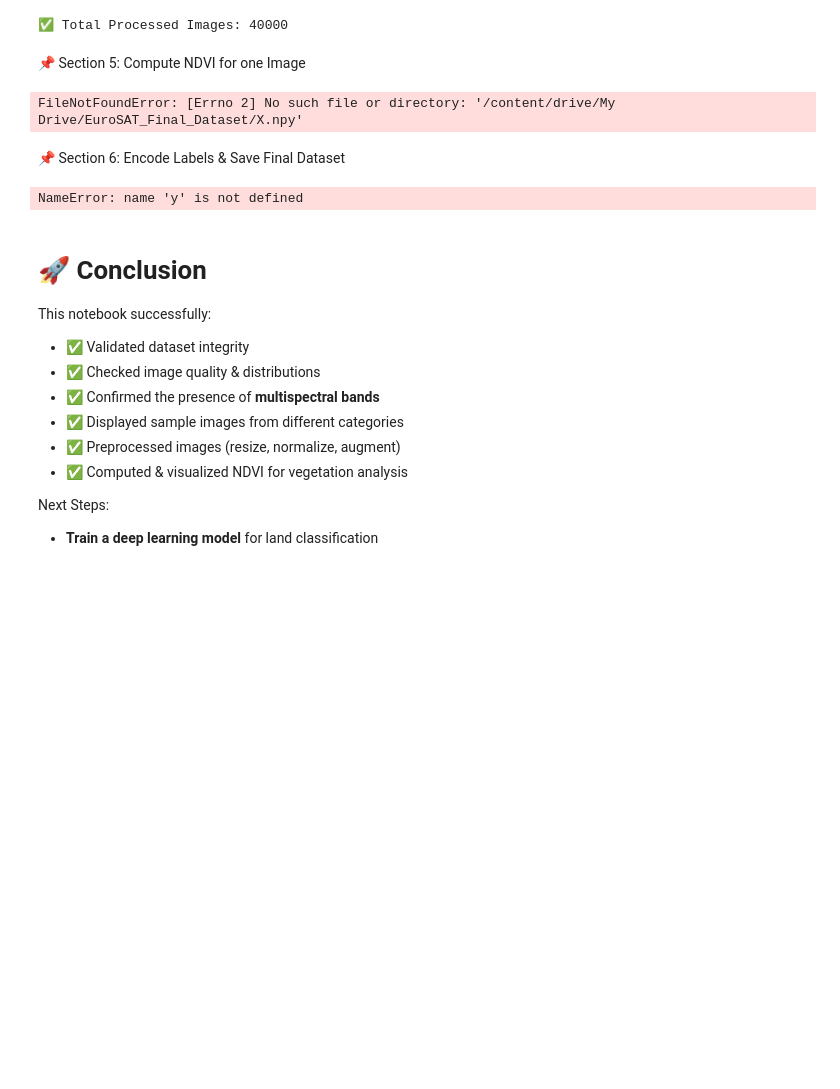
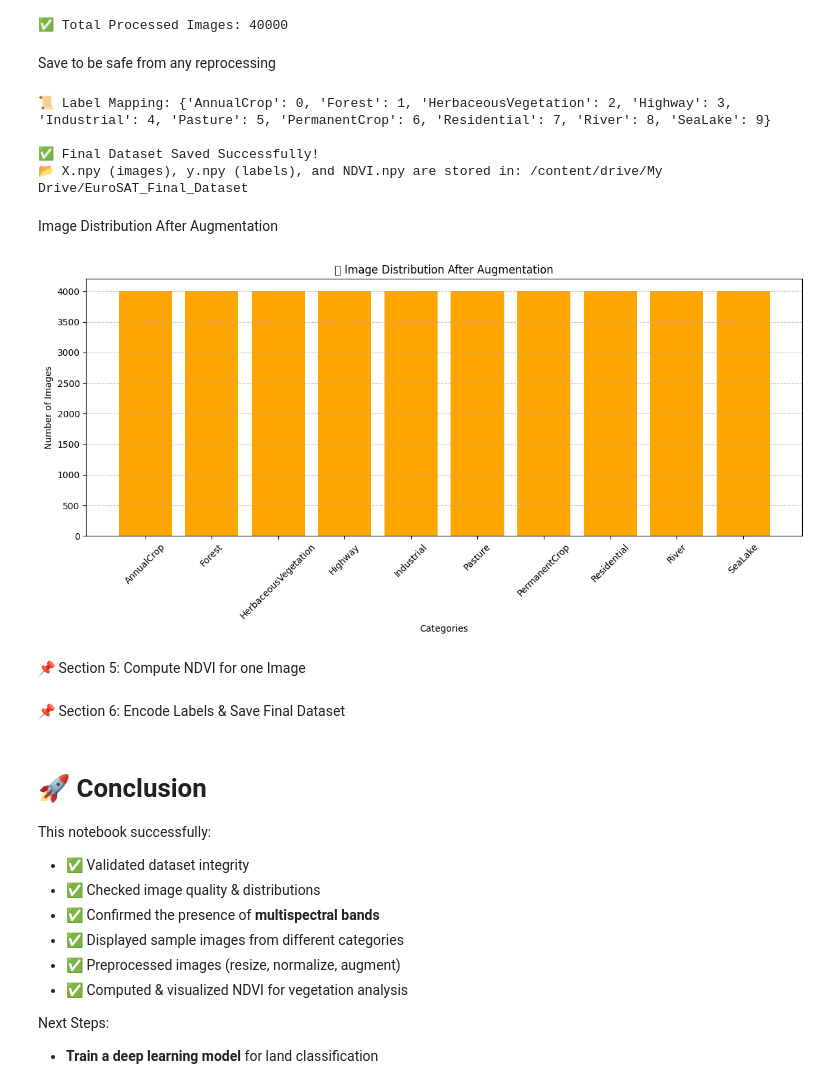
Before and after one commit to ahmed-hazem-1/DEPI-Project--Land-Type-Classification, a Jupyter notebook: 1st milestone/1st_Milestone.ipynb, the cells around one changed output. Saved outputs shown, nothing was run; the diff lists cells and outputs as text; code cells hidden in the pictures; blank space fills up the shorter version.

```diff
--- a/1st milestone/1st_Milestone.ipynb
+++ b/1st milestone/1st_Milestone.ipynb
@@ -158,6 +252,51 @@ print(f"\n✅ Total Processed Images: {X.shape[0]}")
 📊 Found 3000 images in SeaLake.
 ✅ Augmented SeaLake to 4000 images!
 ✅ Total Processed Images: 40000
+# %% [markdown]
+Save to be safe from any reprocessing
+# %%
+# ✅ Encode Labels (Convert Category Names to Integers)
+label_encoder = LabelEncoder()
+y_encoded = label_encoder.fit_transform(y)
+print("\n📜 Label Mapping:", dict(zip(label_encoder.classes_, label_encoder.transform(label_encoder.classes_))))
+
+# ✅ Save the Final Dataset
+np.save(os.path.join(final_dataset_path, "X.npy"), X)
+np.save(os.path.join(final_dataset_path, "y.npy"), y_encoded)
+
+print("\n✅ Final Dataset Saved Successfully!")
+print(f"📂 X.npy (images), y.npy (labels), and NDVI.npy are stored in: {final_dataset_path}")
+# %% [output]
+📜 Label Mapping: {'AnnualCrop': 0, 'Forest': 1, 'HerbaceousVegetation': 2, 'Highway': 3, 'Industrial': 4, 'Pasture': 5, 'PermanentCrop': 6, 'Residential': 7, 'River': 8, 'SeaLake': 9}
+
+✅ Final Dataset Saved Successfully!
+📂 X.npy (images), y.npy (labels), and NDVI.npy are stored in: /content/drive/My Drive/EuroSAT_Final_Dataset
+# %% [markdown]
+Image Distribution After Augmentation
+# %%
+# ✅ Count Images Per Category (After Augmentation)
+augmented_category_counts = Counter(y)  # 'y' contains labels after augmentation
+
+# ✅ Convert Counts to Lists for Plotting
+category_names = sorted(augmented_category_counts.keys())  # Ensure categories are sorted
+image_counts = [augmented_category_counts[cat] for cat in category_names]
+
+# ✅ Plot Image Distribution After Augmentation
+plt.figure(figsize=(12, 6))
+plt.bar(category_names, image_counts, color="orange")
+
+# ✅ Add Labels & Titles
+plt.xlabel("Categories")
+plt.ylabel("Number of Images")
+plt.title("📊 Image Distribution After Augmentation")
+plt.xticks(rotation=45)  # Rotate category names for readability
+plt.grid(axis="y", linestyle="--", alpha=0.7)
+
+# ✅ Show Plot
+plt.tight_layout()
+plt.show()
+# %% [output]
+[figure, added]
 # %% [markdown]
 📌 Section 5: Compute NDVI for one Image
 # %%
@@ -165,9 +304,9 @@ import matplotlib.pyplot as plt
 import numpy as np
 
 # ✅ Define NDVI Computation Function
-def compute_ndvi(image, nir_band=7, red_band=3):
+def compute_ndvi(image, nir_band=3, red_band=2):  # Using B8 (index 3) and B4 (index 2) for NDVI
     """
-    Computes NDVI using Near-Infrared (NIR) and Red bands.
+    Computes NDVI using Near-Infrared (B8) and Red (B4) bands.
     """
     nir = image[:, :, nir_band].astype(float)
     red = image[:, :, red_band].astype(float)
@@ -181,44 +320,34 @@ print("\n✅ NDVI Computation Completed!")
 print(f"📂 NDVI shape: {ndvi_maps.shape}")
 
 # ✅ Select One Image Per Category for Visualization
-unique_categories = np.unique(y)  # Get all category labels
 category_samples = {}  # Dictionary to store one sample per category
 
 for idx, label in enumerate(y):
     if label not in category_samples:  # Pick only the first occurrence
         category_samples[label] = ndvi_maps[idx]
 
+# ✅ Check that we have one sample per category
+print(f"\n✅ Selected {len(category_samples)} categories for visualization.")
+
 # ✅ Visualize NDVI Maps (One Per Category)
 plt.figure(figsize=(15, 8))
 for i, (category, ndvi_map) in enumerate(category_samples.items()):
-    plt.subplot(2, 5, i + 1)  # Adjust for number of categories
+    plt.subplot(2, 5, i + 1)  # Adjust layout for 10 categories
     plt.imshow(ndvi_map, cmap='RdYlGn', vmin=-1, vmax=1)
     plt.colorbar(label="NDVI Value")
-    plt.title(f"Category: {category}")
+    plt.title(f"Category: {category}")  # Display category name
     plt.axis("off")
 
 plt.tight_layout()
 plt.show()
-# %% [output]
-FileNotFoundError: [Errno 2] No such file or directory: '/content/drive/My Drive/EuroSAT_Final_Dataset/X.npy'
 # %% [markdown]
 📌 Section 6: Encode Labels & Save Final Dataset
 # %%
-# ✅ Encode Labels (Convert Category Names to Integers)
-label_encoder = LabelEncoder()
-y_encoded = label_encoder.fit_transform(y)
-print("\n📜 Label Mapping:", dict(zip(label_encoder.classes_, label_encoder.transform(label_encoder.classes_))))
+# ✅ Save the Final Dataset
 
-# ✅ Save the Final Dataset
-np.save(os.path.join(final_dataset_path, "X.npy"), X)
-np.save(os.path.join(final_dataset_path, "y.npy"), y_encoded)
 np.save(os.path.join(final_dataset_path, "NDVI.npy"), ndvi_maps)
 
-print("\n✅ Final Dataset Saved Successfully!")
-print(f"📂 X.npy (images), y.npy (labels), and NDVI.npy are stored in: {final_dataset_path}")
 print(f"Final Dataset Shape: X={X.shape}, y={y_encoded.shape}, NDVI={ndvi_maps.shape}")
-# %% [output]
-NameError: name 'y' is not defined
 # %% [markdown]
 # **🚀 Conclusion**
 This notebook successfully:
```
Also changed, not shown: parts of 7 cells of this notebook.
